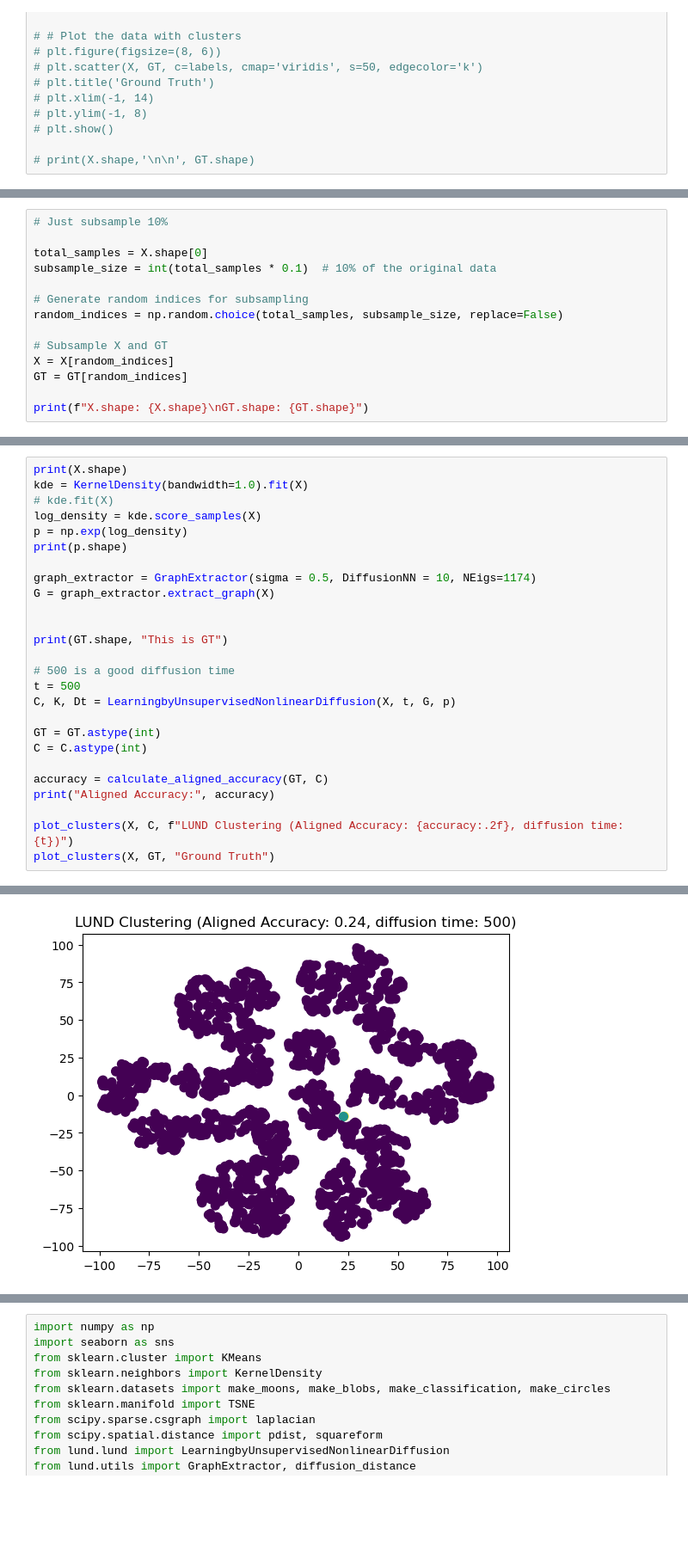
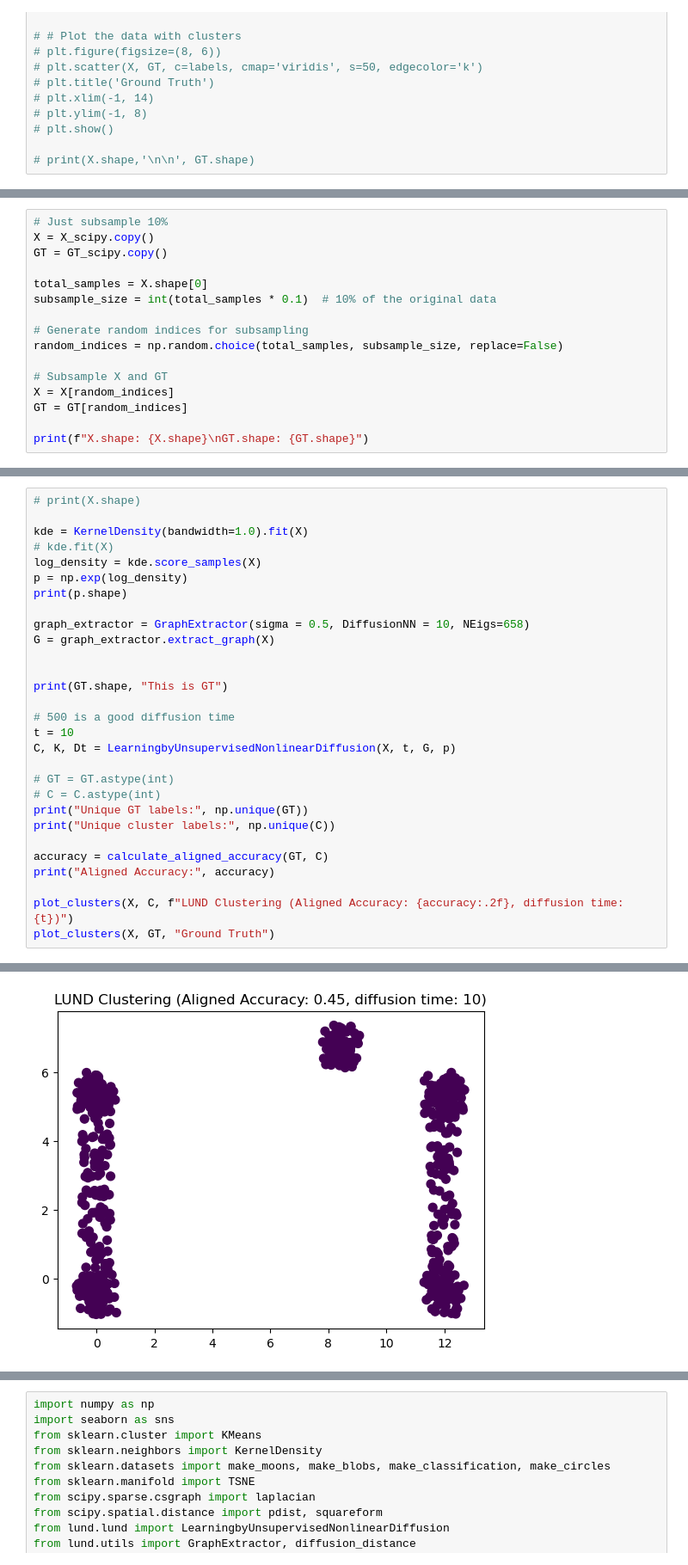
Before and after one commit to seolibek/Tufts2024, a Jupyter notebook: lund_exp.ipynb, the cells around one changed output, grey strips where cells are left out. Shown at 86% size. Drawn from its saved outputs; the diff is of its cells as text; blank space fills up the shorter version.

```diff
--- a/lund_exp.ipynb
+++ b/lund_exp.ipynb
@@ -190,5 +187,7 @@ GT shape: (11763,)
 # %%
 # Just subsample 10%
+X = X_scipy.copy()
+GT = GT_scipy.copy()
 
 total_samples = X.shape[0]
 subsample_size = int(total_samples * 0.1)  # 10% of the original data
@@ -207,23 +206,26 @@ GT.shape: (2352,)
 # %%
-print(X.shape)
+# print(X.shape)
+
 kde = KernelDensity(bandwidth=1.0).fit(X)
 # kde.fit(X)
 log_density = kde.score_samples(X)
 p = np.exp(log_density)
 print(p.shape)
 
-graph_extractor = GraphExtractor(sigma = 0.5, DiffusionNN = 10, NEigs=1174)
+graph_extractor = GraphExtractor(sigma = 0.5, DiffusionNN = 10, NEigs=658)
 G = graph_extractor.extract_graph(X)
 
 
 print(GT.shape, "This is GT")
 
 # 500 is a good diffusion time
-t = 500
+t = 10
 C, K, Dt = LearningbyUnsupervisedNonlinearDiffusion(X, t, G, p)
 
-GT = GT.astype(int)
-C = C.astype(int)
+# GT = GT.astype(int)
+# C = C.astype(int)
+print("Unique GT labels:", np.unique(GT))
+print("Unique cluster labels:", np.unique(C))
 
 accuracy = calculate_aligned_accuracy(GT, C)
 print("Aligned Accuracy:", accuracy)
@@ -249 +255 @@ Aligned Accuracy: 0.23639455782312926
-[figure, old version]
+[figure, new version]
```
Also changed, not shown: parts of 4 cells of this notebook.
